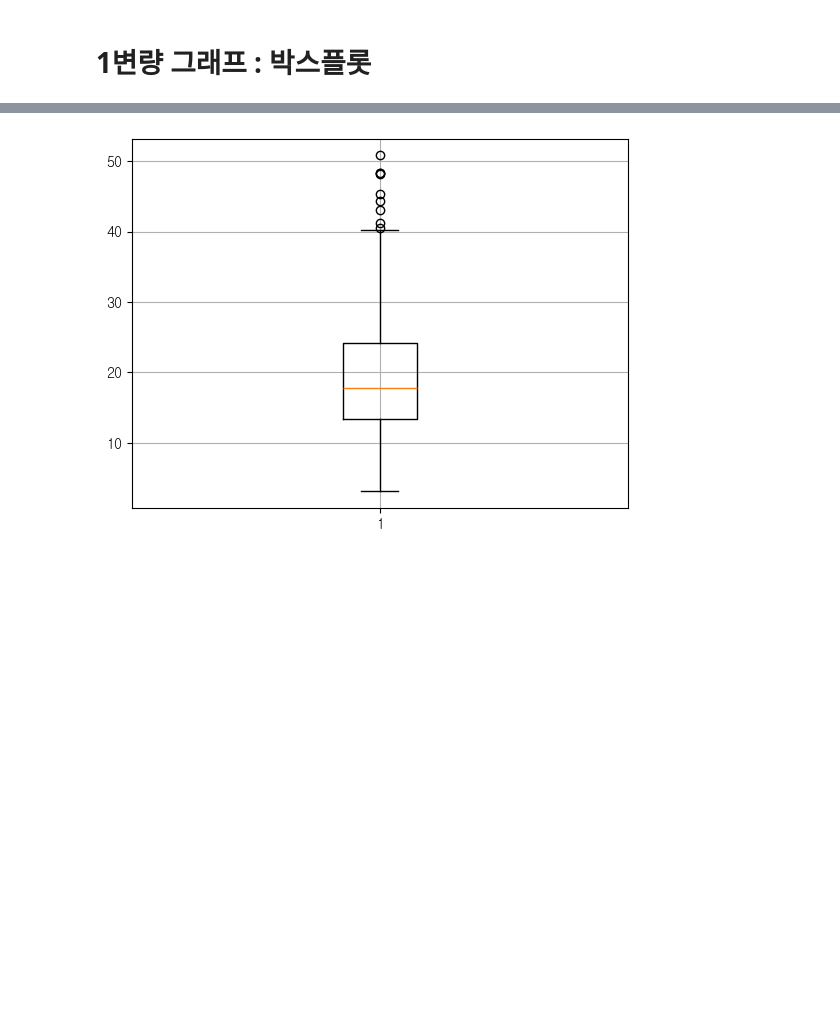
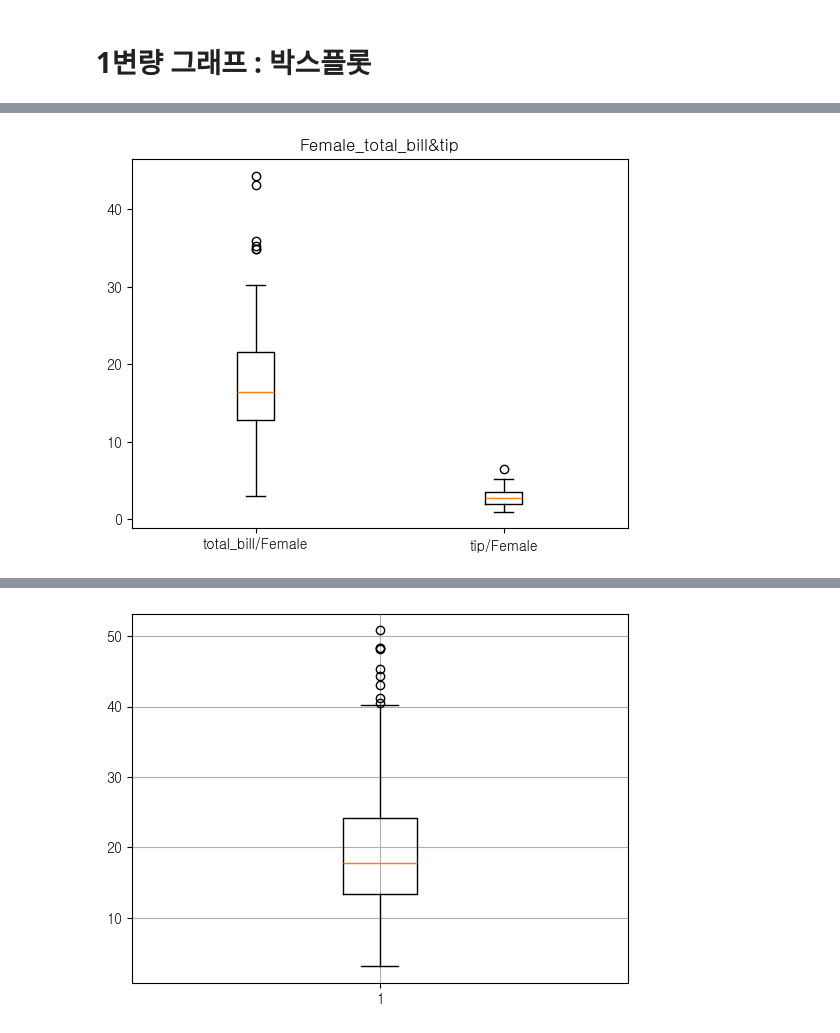
Before and after one commit to jjuuu999/hipython, a Jupyter notebook: 43.시각화.ipynb, the cells around one changed output, grey strips where cells are left out. Cells and saved outputs as stored; diff of their text form; code cells hidden in the pictures; blank space fills up the shorter version.

```diff
--- a/43.시각화.ipynb
+++ b/43.시각화.ipynb
@@ -199,0 +231,9 @@ plt.hist(data=tips_df, x='tip', bins=10, rwidth=0.8, color='green')
+# %%
+plt.boxplot([tips_df[tips_df['sex']=='Female']['total_bill'],
+            tips_df[tips_df['sex']=='Female']['tip']],
+            labels=['total_bill/Female', 'tip/Female']
+            )
+plt.title('Female_total_bill&tip')
+plt.show()
+# %% [output]
+[figure, added]
```
Also changed, not shown: parts of 3 cells of this notebook.
